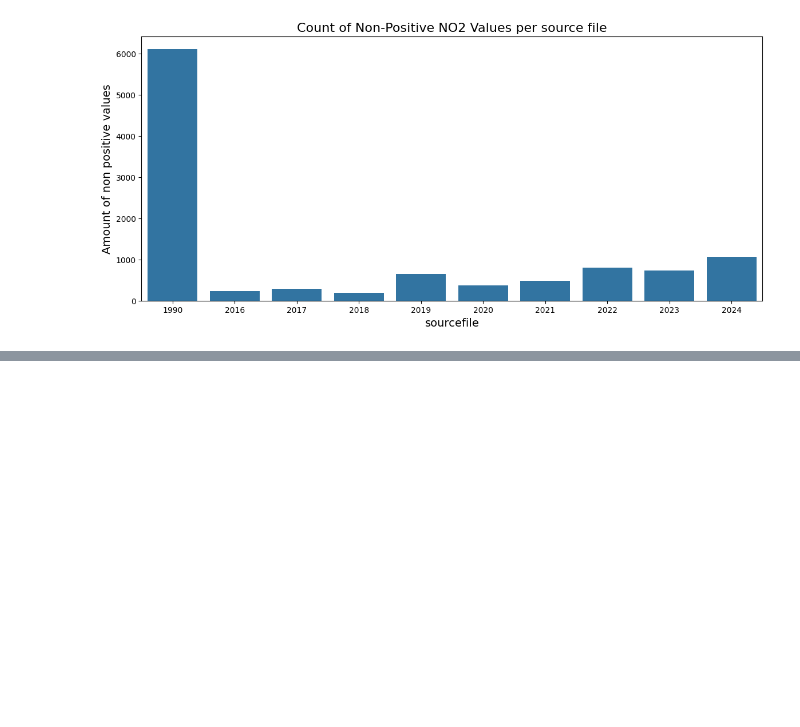
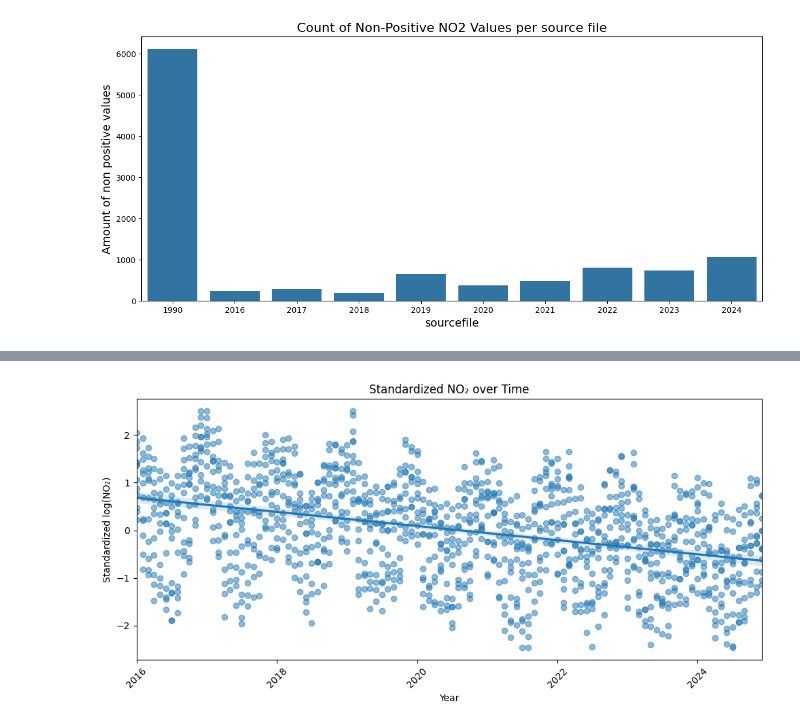
Before and after one commit to R-Zaid/DSS-project, a Jupyter notebook: main/Preprocessors/NO2_dataset.ipynb, the cells around one changed output, grey strips where cells are left out. Cells and saved outputs as stored; diff of their text form; code cells hidden in the pictures; blank space fills up the shorter version.

```diff
--- a/main/Preprocessors/NO2_dataset.ipynb
+++ b/main/Preprocessors/NO2_dataset.ipynb
@@ -696,0 +821,42 @@ np.float64(-0.5049809981684159)
+# %%
+import pandas as pd
+import matplotlib.pyplot as plt
+import matplotlib.dates as mdates
+import seaborn as sns
+
+# Ensure Year_Month is a datetime type
+dfstandardizationNO2['Year_Month'] = pd.to_datetime(dfstandardizationNO2['Year_Month'], errors='coerce')
+
+# Convert to numeric for regplot (Seaborn doesn't handle datetimes directly)
+x_num = mdates.date2num(dfstandardizationNO2['Year_Month'])
+
+# Plot
+plt.figure(figsize=(10, 5))
+ax = plt.gca()
+
+sns.regplot(
+    x=x_num,
+    y=dfstandardizationNO2['Standardized_NO2'],
+    scatter_kws={'alpha': 0.5},
+    robust=True,
+    ax=ax
+)
+
+# Labels and formatting
+ax.set_title("Standardized NO₂ over Time")
+ax.set_ylabel("Standardized log(NO₂)")
+ax.set_xlabel("Year")
+
+# Format x-axis as dates
+ax.xaxis_date()
+ax.xaxis.set_major_locator(mdates.YearLocator(base=2))   # tick every 2 years
+ax.xaxis.set_major_formatter(mdates.DateFormatter('%Y'))
+plt.xticks(rotation=45)
+
+# Optional: limit the x-axis to the data range
+ax.set_xlim(x_num.min(), x_num.max())
+
+plt.tight_layout()
+plt.show()
+# %% [output]
+[figure, added]
```
Also changed, not shown: parts of 39 cells of this notebook.
